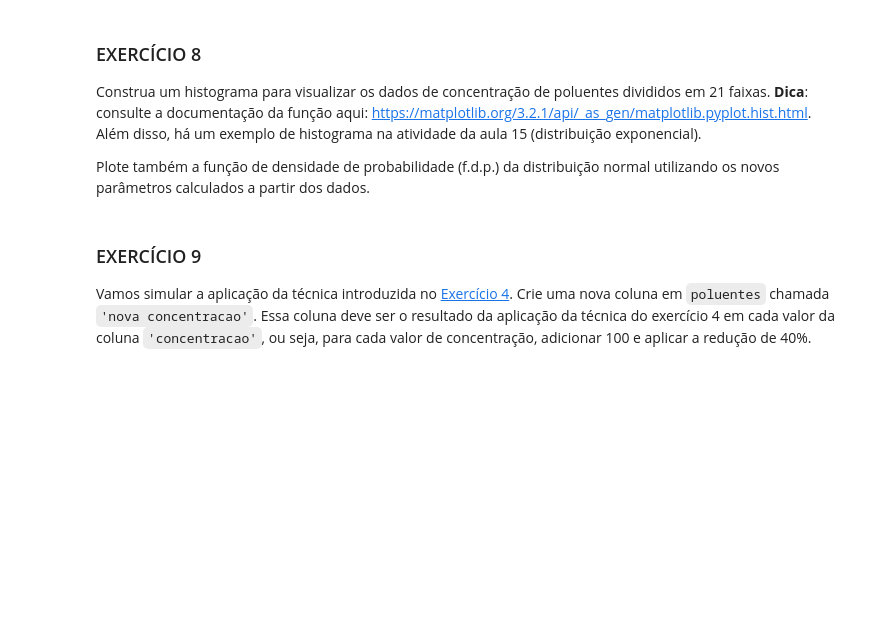
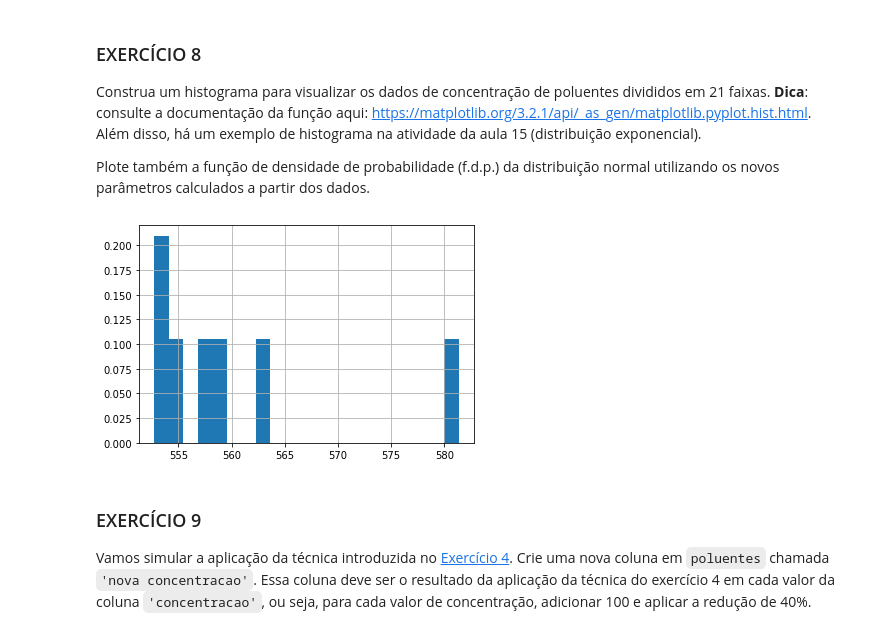
Before and after one commit to CarolMagario/CD22-2, a Jupyter notebook: aula18/Aula18_Atividade_ModelosProbabilisticosContinuosNormal.ipynb, the cells around one changed output. Drawn from its saved outputs; the diff is of its cells as text; code cells hidden in the pictures; blank space fills up the shorter version.

```diff
--- a/aula18/Aula18_Atividade_ModelosProbabilisticosContinuosNormal.ipynb
+++ b/aula18/Aula18_Atividade_ModelosProbabilisticosContinuosNormal.ipynb
@@ -283,6 +307,11 @@ Construa um histograma para visualizar os dados de concentração de poluentes d
 Plote também a função de densidade de probabilidade (f.d.p.) da distribuição normal utilizando os novos parâmetros calculados a partir dos dados.
 # %%
 # ESCREVA SEU CÓDIGO AQUI
+# %%
+dados_maior_550['concentracao'].hist(bins=21, density=True)
+plt.show()
+# %% [output]
+[figure, added]
 # %% [markdown]
 <div id="ex9"></div>
 
```
Also changed, not shown: parts of 7 cells of this notebook, 3 other files.
